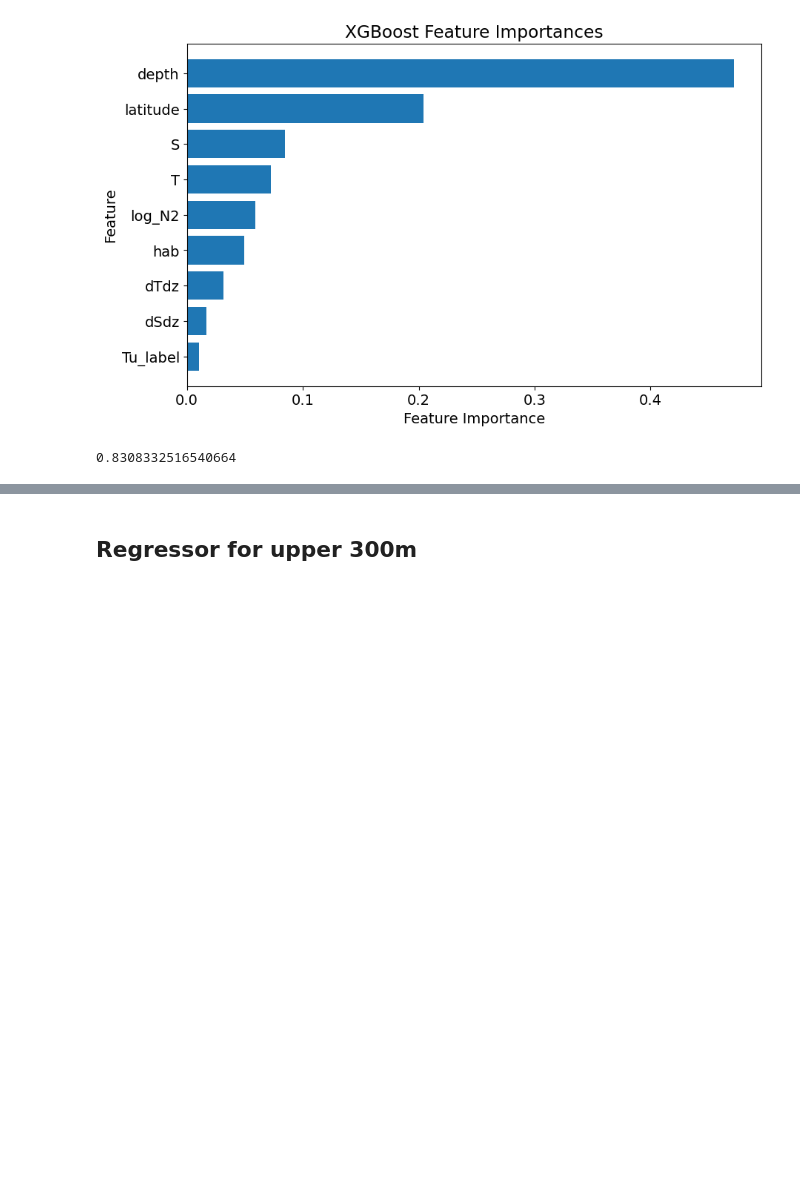
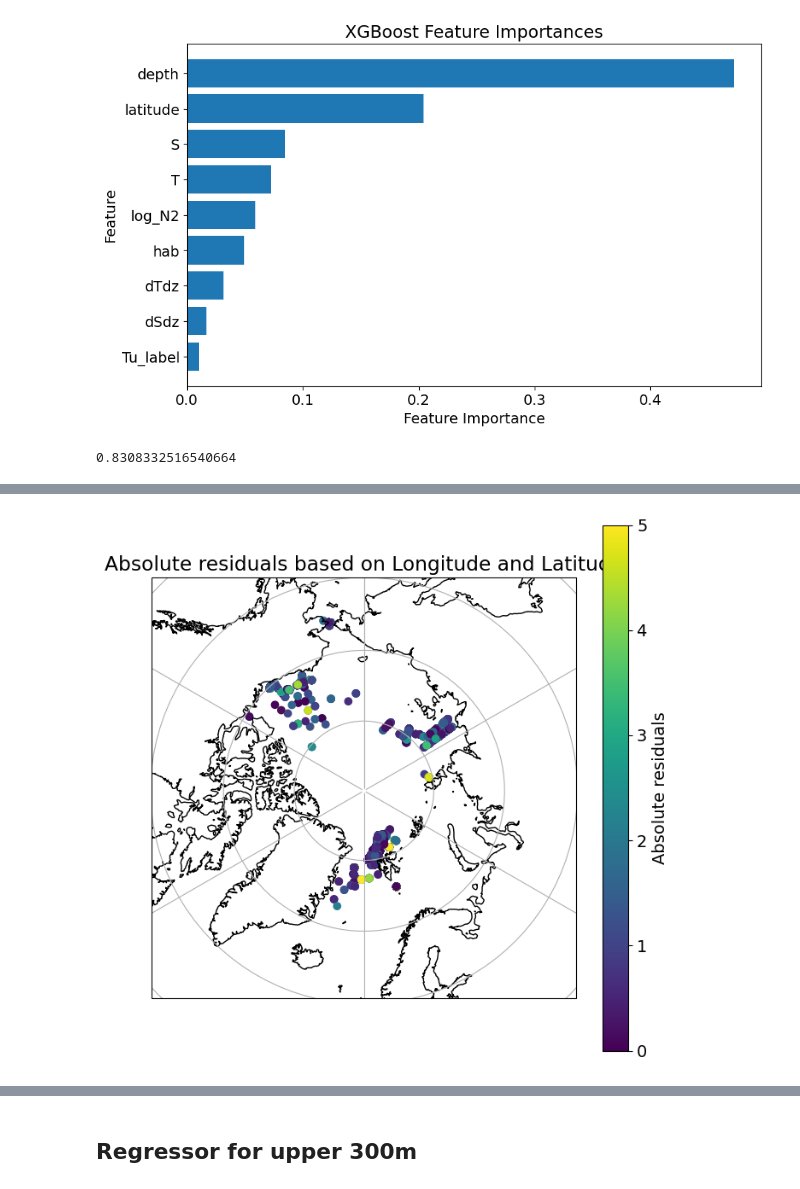
Before and after one commit to lisanneblok/ArcticTurbulence, a Jupyter notebook: ML_models/arctic_xgboost.ipynb, the cells around one changed output, grey strips where cells are left out. Drawn from its saved outputs; the diff is of its cells as text; code cells hidden in the pictures; blank space fills up the shorter version.

```diff
--- a/ML_models/arctic_xgboost.ipynb
+++ b/ML_models/arctic_xgboost.ipynb
@@ -54,0 +67,7 @@ print(r21)
+# %%
+merged_df30m = arctic30m_testdf.merge(arctic_df, on=xstringlist+ystringlist)
+merged_df30m = merged_df30m.drop_duplicates(subset=xstringlist+ystringlist)
+residuals = merged_df30m["log_eps"] - merged_df30m["eps_pred"]
+stereo_plot(merged_df30m, residuals, "Absolute residuals", 0, 5)
+# %% [output]
+[figure, added]
```
Also changed, not shown: parts of 27 cells of this notebook, 2 other files.
